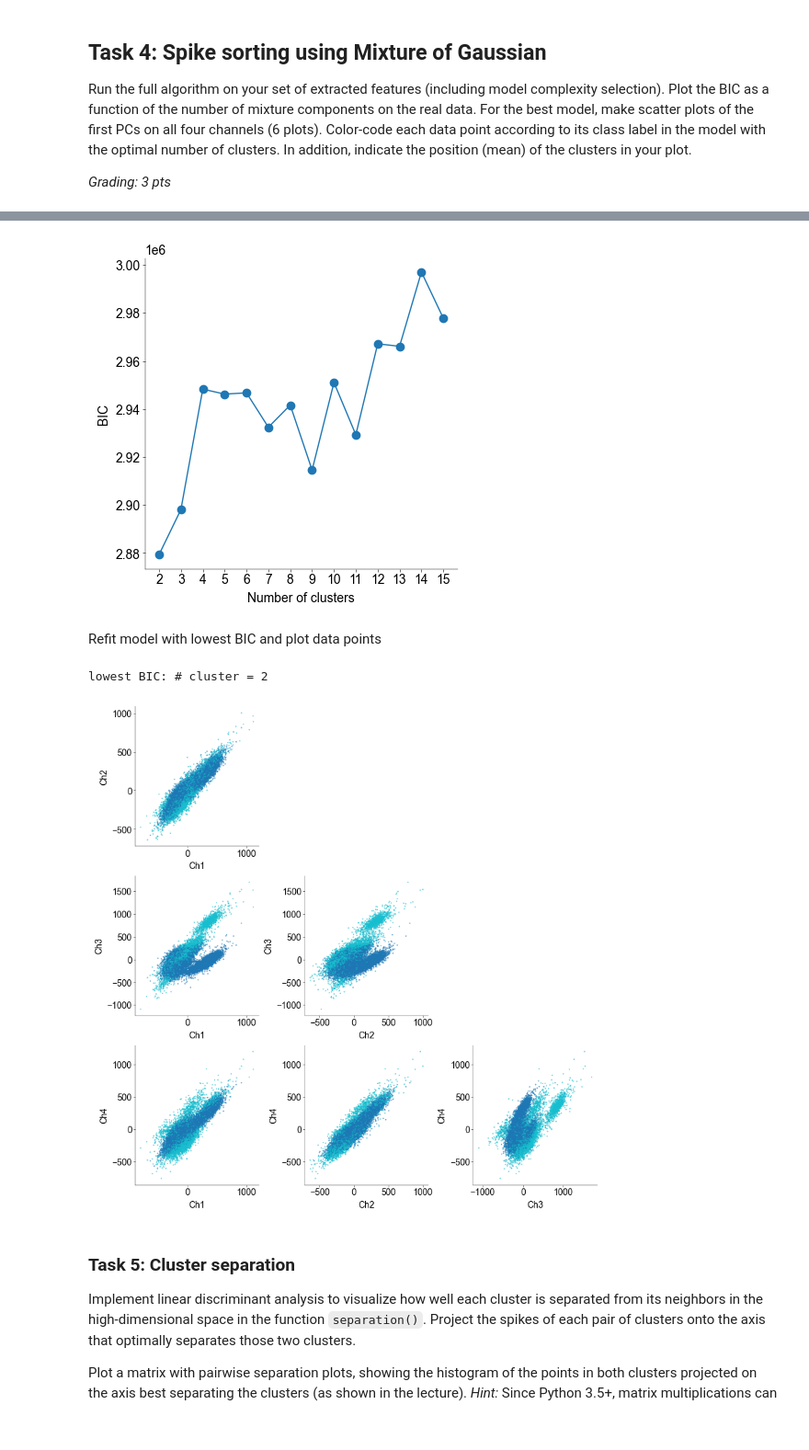
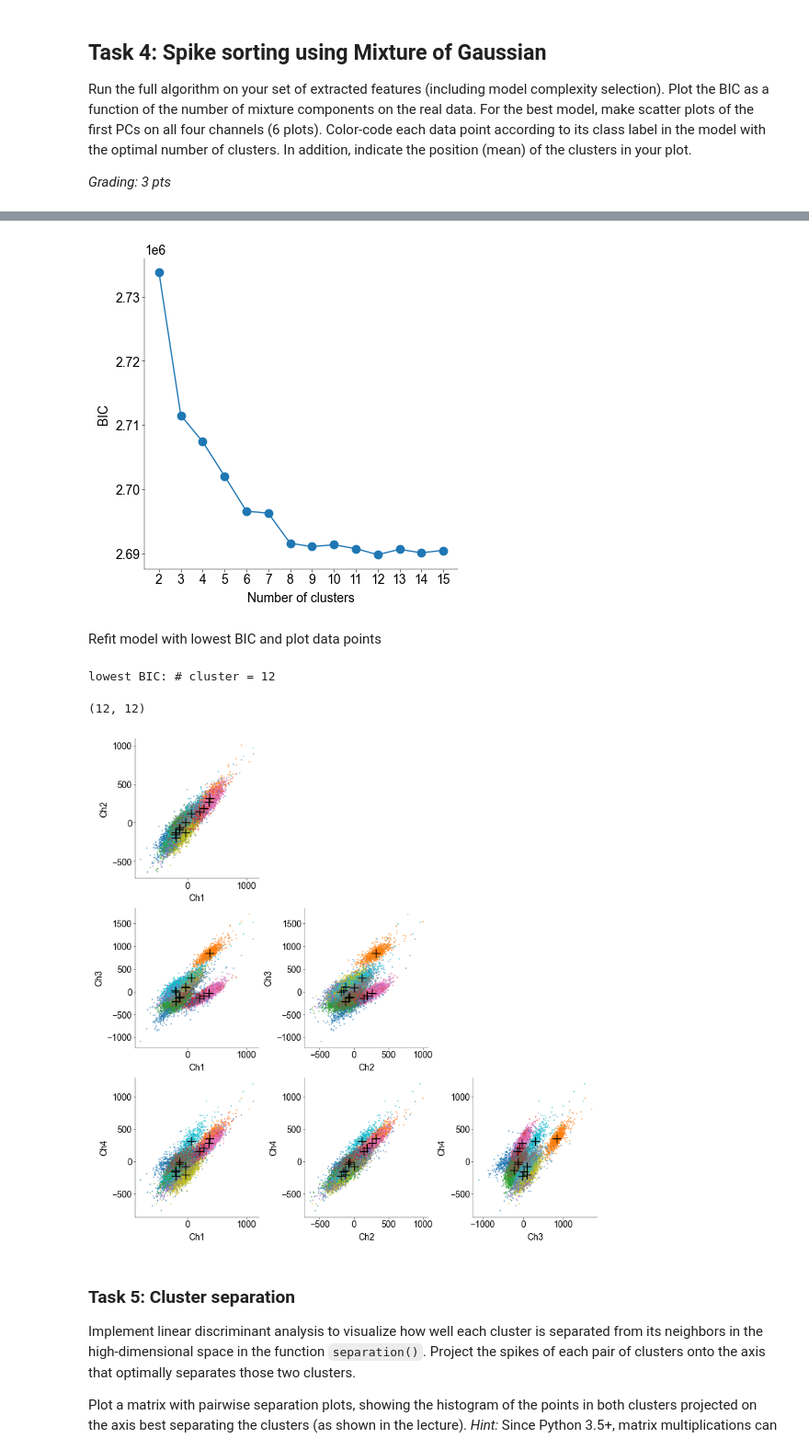
Before and after one commit to H-Kugler/neural-data-science, a Jupyter notebook: notebooks/CodingLab2.ipynb, the cells around one changed output, grey strips where cells are left out. Shown at 92% size. Saved outputs shown, nothing was run; the diff lists cells and outputs as text; code cells hidden in the pictures.

```diff
--- a/notebooks/CodingLab2.ipynb
+++ b/notebooks/CodingLab2.ipynb
@@ -217,19 +189,10 @@ def fit_mog(
 
     n_samples, n_dim = x.shape
 
-    # m = np.random.randn(k, n_dim)
-    # S = np.array([np.eye(n_dim) for _ in range(k)])
-    # compute mean and covariance of the data
-
-    # whiten the data
-    # x_white, W_inv = whiten(x)
-
-    # initialize the means of the Gaussians to be randomly sampled from the data
-    m = np.random.permutation(x)[:k]
-
-    S = np.array([np.eye(n_dim) for _ in range(k)])
-
-    # initialize the weights of the Gaussians to be uniform
+    kmeans = KMeans(n_clusters=k, random_state=None, init="k-means++", n_init=1).fit(x)
+    m = kmeans.cluster_centers_
+    cov = np.cov(x, rowvar=False)
+    S = np.repeat(cov[np.newaxis, :, :], k, axis=0)
     p = np.ones(k) / k
 
     # -------------------------
@@ -260,11 +223,6 @@ def fit_mog(
         # Assign labels
         labels = np.argmax(r, axis=1)
 
-    # ------------------------
-    # rescale mean and cov
-    # m = m @ W_inv
-    # S = np.array([W_inv @ S[i] @ W_inv.T for i in range(k)])
-
     return labels, m, S, p
 # %% [markdown]
 Run Mixture of Gaussian on toy data
@@ -354,9 +312,7 @@ def mog_bic(
             )
         )
     )
-    P = k * (
-        n_dims + np.sum(range(n_dims)) + 1
-    )  # first term: means, second term: (symmetric) covariance matrices, third term: responsibilities
+    P = k * (n_dims + (n_dims**2 - n_dims) / 2 + 1) - 1
 
     # Compute the BIC
     bic = -2 * LL + P * np.log(N)
@@ -439,7 +407,7 @@ ax.set_xticks(K)
 ax.set_ylabel("BIC")
 plt.show()
 # %% [output]
-[figure, old version]
+[figure, new version]
 # %% [markdown]
 Refit model with lowest BIC and plot data points
 # %%
@@ -449,33 +417,36 @@ kk = kk[0]
 print(f"lowest BIC: # cluster = {K[kk]}")
 a, m, S, p = fit_mog(b, K[kk], random_seed=random_seed)
 # %% [output]
-lowest BIC: # cluster = 2
+lowest BIC: # cluster = 12
+# %%
+m.shape
+# %% [output]
+(12, 12)
 # %%
 # -------------------------------------------------------------------------------------
 # Create scatterplots of the first PCs under the best model for all 4 channels. (2 pts)
 # -------------------------------------------------------------------------------------
-
-
 mosaic = [
     ["Ch2 vs Ch1", ".", "."],
     ["Ch3 vs Ch1", "Ch3 vs Ch2", "."],
     ["Ch4 vs Ch1", "Ch4 vs Ch2", "Ch4 vs Ch3"],
 ]
 fig, ax = plt.subplot_mosaic(mosaic=mosaic, figsize=(8, 8), layout="constrained")
 
 # indices of the 1st PC in `b`
 i = {"Ch1": 0, "Ch2": 3, "Ch3": 6, "Ch4": 9}
 
-for m in np.ravel(mosaic):
-    if m == ".":
+for j in np.ravel(mosaic):
+    if j == ".":
         continue
-    y, x = m.split(" vs ")
-    ax[m].scatter(b[:, i[x]], b[:, i[y]], c=a, s=0.5)
-    ax[m].set_xlabel(x)
-    ax[m].set_ylabel(y)
+    y, x = j.split(" vs ")
+    ax[j].scatter(b[:, i[x]], b[:, i[y]], c=a, s=0.5)
+    ax[j].set_xlabel(x)
+    ax[j].set_ylabel(y)
+    ax[j].plot(m[:, i[x]], m[:, i[y]], "+k", markersize=10)
 plt.show()
 # %% [output]
-[figure, old version]
+[figure, new version]
 # %% [markdown]
 ### Task 5: Cluster separation
 
```
Also changed, not shown: parts of 8 cells of this notebook.
